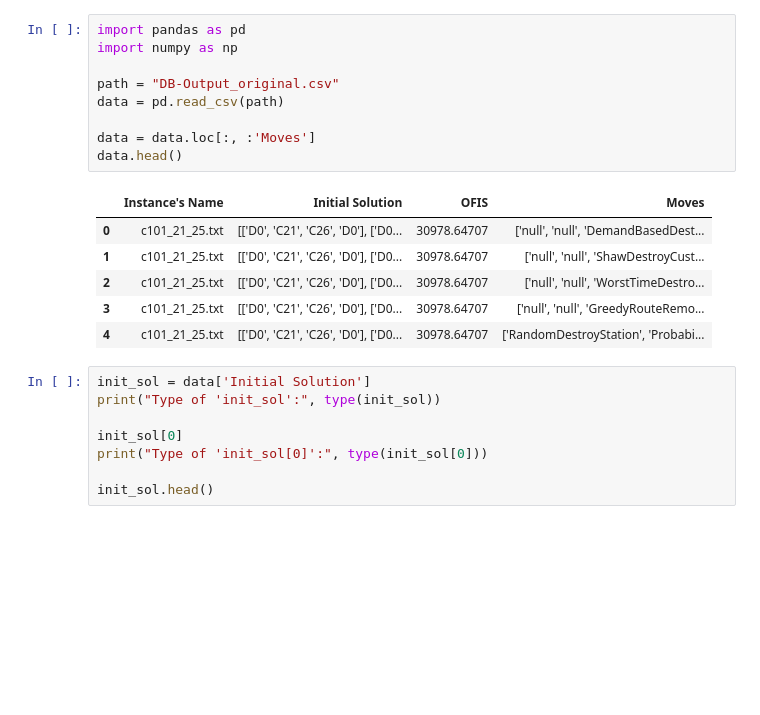
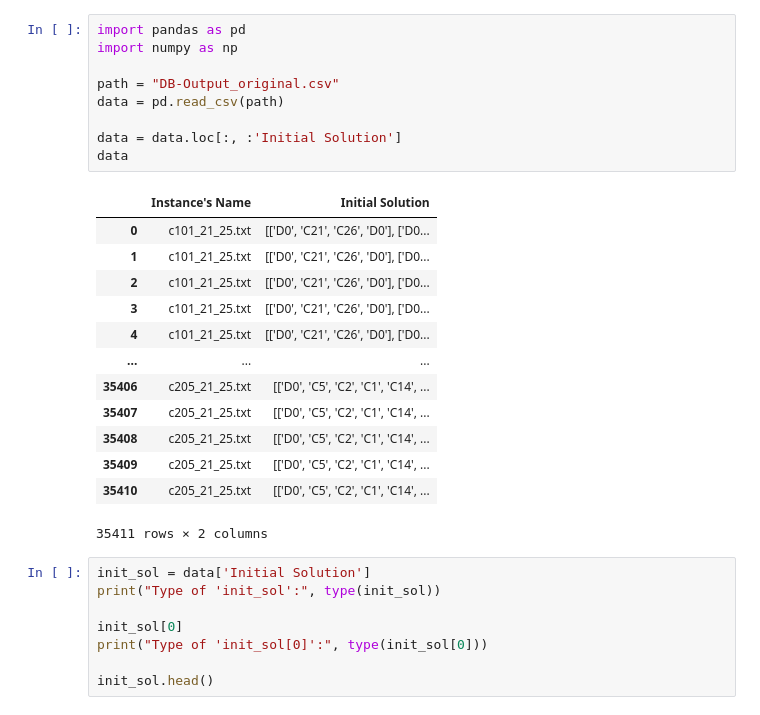
Before and after one commit to Antonet99/Route-CNN, a Jupyter notebook: progetto.ipynb, the cells around one changed output. Cells and saved outputs as stored; diff of their text form; blank space fills up the shorter version.

```diff
--- a/progetto.ipynb
+++ b/progetto.ipynb
@@ -1,19 +1,26 @@
 # %%
 import pandas as pd
 import numpy as np
 
 path = "DB-Output_original.csv"
 data = pd.read_csv(path)
 
-data = data.loc[:, :'Moves']
-data.head()
+data = data.loc[:, :'Initial Solution']
+data
 # %% [output]
-|  | Instance's Name | Initial Solution | OFIS | Moves |
-| 0 | c101_21_25.txt | [['D0', 'C21', 'C26', 'D0'], ['D0... | 30978.64707 | ['null', 'null', 'DemandBasedDest... |
-| 1 | c101_21_25.txt | [['D0', 'C21', 'C26', 'D0'], ['D0... | 30978.64707 | ['null', 'null', 'ShawDestroyCust... |
-| 2 | c101_21_25.txt | [['D0', 'C21', 'C26', 'D0'], ['D0... | 30978.64707 | ['null', 'null', 'WorstTimeDestro... |
-| 3 | c101_21_25.txt | [['D0', 'C21', 'C26', 'D0'], ['D0... | 30978.64707 | ['null', 'null', 'GreedyRouteRemo... |
-| 4 | c101_21_25.txt | [['D0', 'C21', 'C26', 'D0'], ['D0... | 30978.64707 | ['RandomDestroyStation', 'Probabi... |
+|  | Instance's Name | Initial Solution |
+| 0 | c101_21_25.txt | [['D0', 'C21', 'C26', 'D0'], ['D0... |
+| 1 | c101_21_25.txt | [['D0', 'C21', 'C26', 'D0'], ['D0... |
+| 2 | c101_21_25.txt | [['D0', 'C21', 'C26', 'D0'], ['D0... |
+| 3 | c101_21_25.txt | [['D0', 'C21', 'C26', 'D0'], ['D0... |
+| 4 | c101_21_25.txt | [['D0', 'C21', 'C26', 'D0'], ['D0... |
+| ... | ... | ... |
+| 35406 | c205_21_25.txt | [['D0', 'C5', 'C2', 'C1', 'C14', ... |
+| 35407 | c205_21_25.txt | [['D0', 'C5', 'C2', 'C1', 'C14', ... |
+| 35408 | c205_21_25.txt | [['D0', 'C5', 'C2', 'C1', 'C14', ... |
+| 35409 | c205_21_25.txt | [['D0', 'C5', 'C2', 'C1', 'C14', ... |
+| 35410 | c205_21_25.txt | [['D0', 'C5', 'C2', 'C1', 'C14', ... |
+35411 rows × 2 columns
 # %%
 init_sol = data['Initial Solution']
 print("Type of 'init_sol':", type(init_sol))
```
Also changed, not shown: parts of 9 cells of this notebook.
